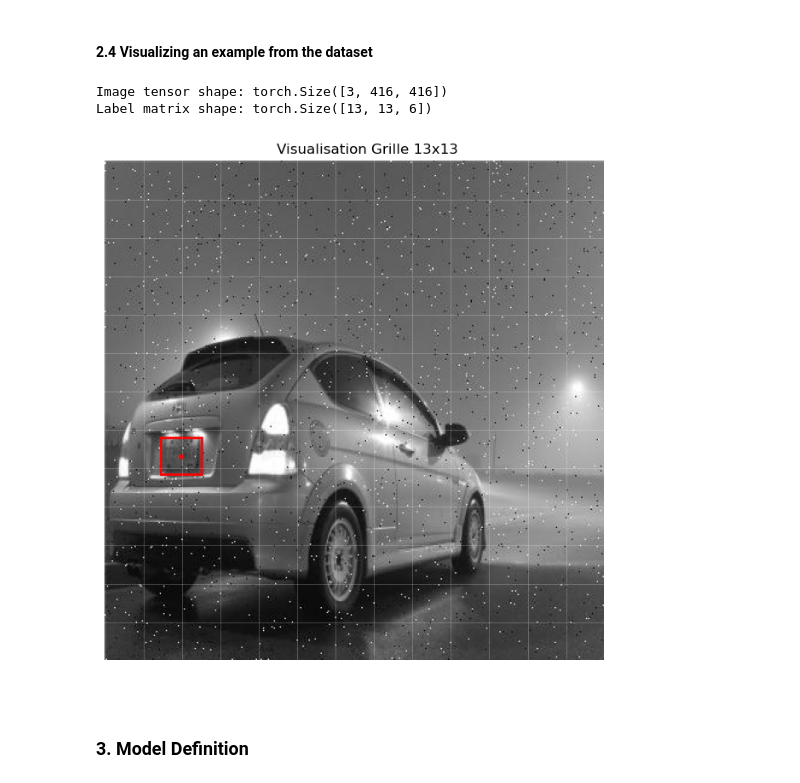
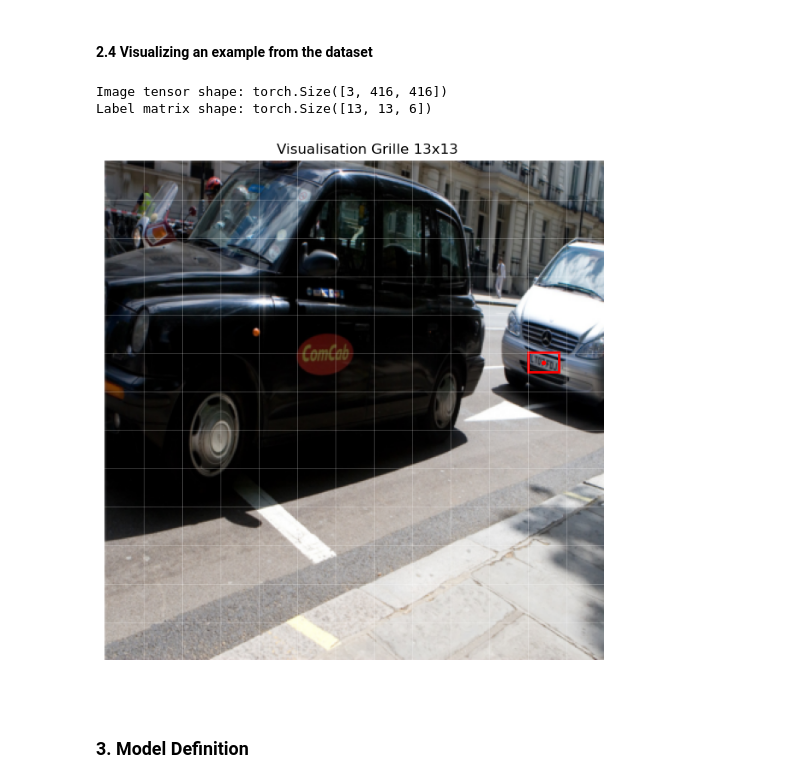
Before and after one commit to C3l3stin/ICVIS_project, a Jupyter notebook: notebooks/celestin.ipynb, the cells around one changed output. Drawn from its saved outputs; the diff is of its cells as text; code cells hidden in the pictures.

```diff
--- a/notebooks/celestin.ipynb
+++ b/notebooks/celestin.ipynb
@@ -84,5 +92,5 @@ def process_pairs_to_normalized_dataset(pairs):
 
     return dataset_list
 # %%
-train_dataset = process_pairs_to_normalized_dataset(train_pairs)
-val_dataset   = process_pairs_to_normalized_dataset(val_pairs)
+train_dataset = process_pairs_to_normalized_dataset(train_pairs[:1500])
+val_dataset   = process_pairs_to_normalized_dataset(val_pairs[:200])
@@ -144,14 +154,14 @@ val_ds   = YoloDataset(val_dataset,   transform=my_transforms, S=13)
 # %% [markdown]
 #### 2.4 Visualizing an example from the dataset
 # %%
-img, label = train_ds[10]
+img, label = train_ds[13]
 print("Image tensor shape:", img.shape)
 print("Label matrix shape:", label.shape)
 plot_yolo_sample(img, label, S=13)
 # %% [output]
 Image tensor shape: torch.Size([3, 416, 416])
 Label matrix shape: torch.Size([13, 13, 6])
-[figure, old version]
+[figure, new version]
 # %%
 train_loader = DataLoader(train_ds, batch_size=64, shuffle=True)
 val_loader = DataLoader(val_ds, batch_size=64, shuffle=False)
```
Also changed, not shown: parts of 3 cells of this notebook, 1 other file.
